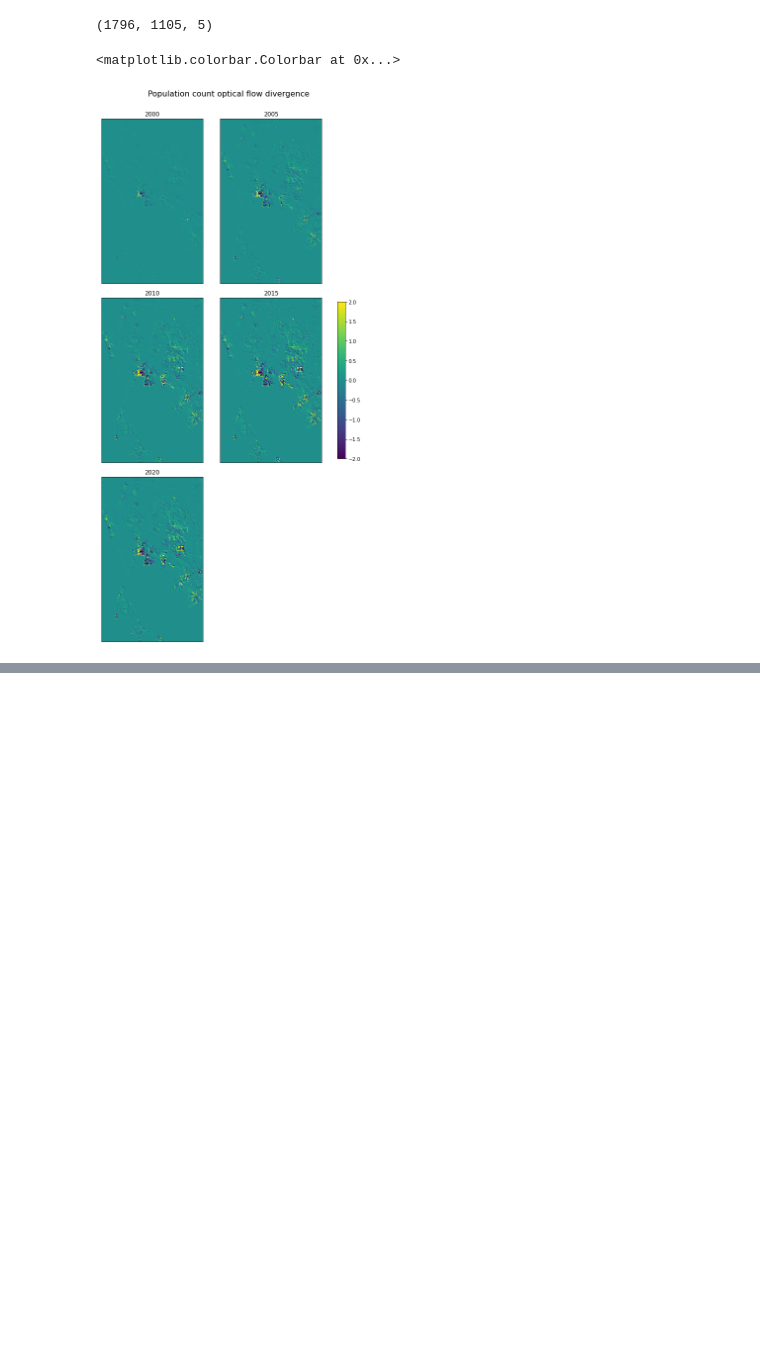
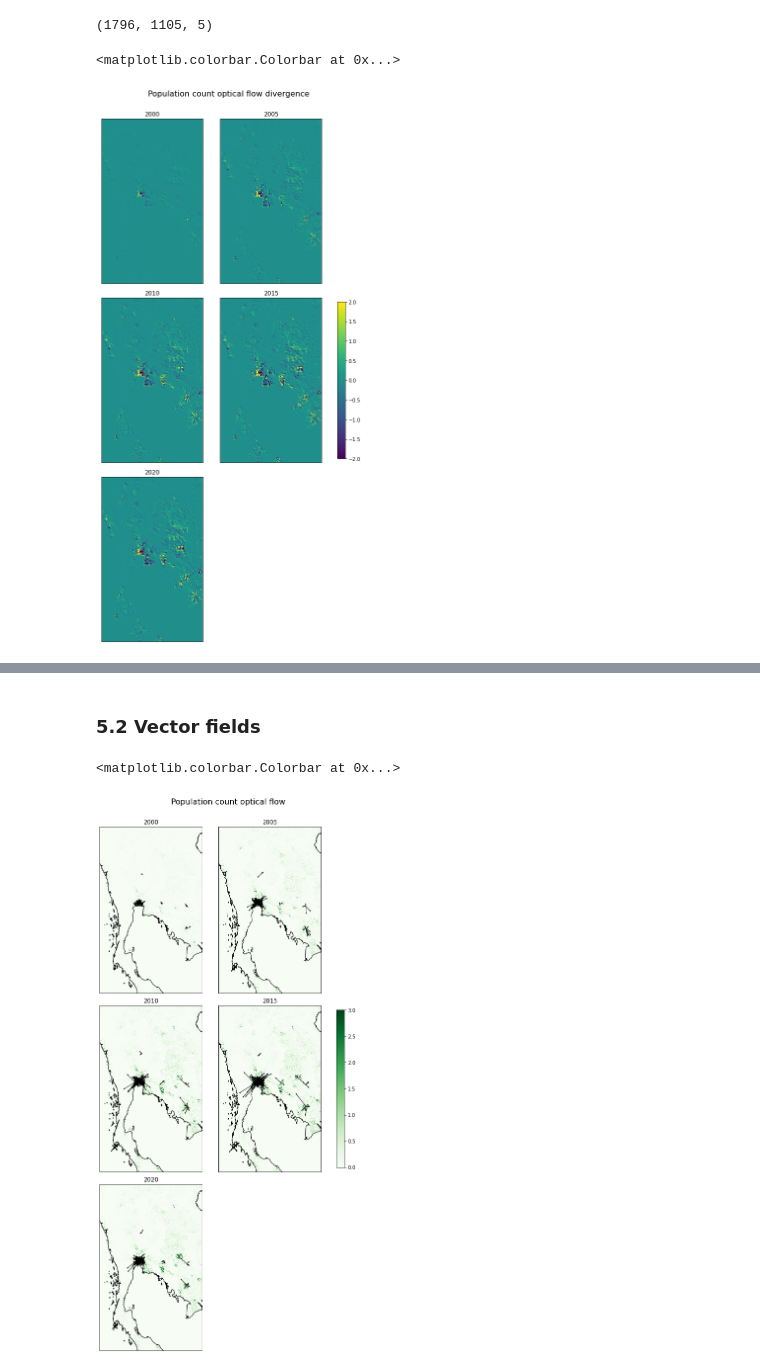
Before and after one commit to olley102/CommunityDetectionURSS, a Jupyter notebook: gpw_optical_flow.ipynb, the cells around one changed output, grey strips where cells are left out. Saved outputs shown, nothing was run; the diff lists cells and outputs as text; code cells hidden in the pictures; blank space fills up the shorter version.

```diff
--- a/gpw_optical_flow.ipynb
+++ b/gpw_optical_flow.ipynb
@@ -147,0 +243,50 @@ fig.colorbar(im, ax=axes, shrink=0.3)
+# %% [markdown]
+### 5.2 Vector fields
+# %%
+u_cube = dummy_cube.copy(data=uv[0, :, :, 0])
+v_cube = dummy_cube.copy(data=uv[1, :, :, 0])
+
+w = (u_cube**2 + v_cube**2) ** 0.5
+# %%
+lat_reduce = latitude.points[X_frames[0][0, :]]
+lon_reduce = longitude.points[X_frames[1][1, :]]
+# %%
+fig = plt.figure(figsize=(9, 16))
+fig.suptitle('Population count optical flow', fontsize=16)
+
+quiver_kwargs = {'headwidth': 2.5, 'headlength': 3.5, 'scale': 50,
+                 'scale_units': 'xy', 'angles': 'uv', 'zorder': 2,
+                 'rasterized': None}
+cmesh_kwargs = {'cmap': 'Greens', 'vmin': 0, 'vmax': 3}
+
+axes = []
+
+for i in range(5):
+  u_cube = dummy_cube.copy(data=uv[0, :, :, i])
+  v_cube = dummy_cube.copy(data=uv[1, :, :, i])
+
+  w = (u_cube**2 + v_cube**2) ** 0.5
+
+  # u_stride = u_cube[::stride, ::stride]
+  # v_stride = v_cube[::stride, ::stride]
+
+  axes.append(fig.add_subplot(3, 2, i+1, projection=crs_latlon))
+
+  # quiver = iplt.quiver(u_cube, v_cube, axes=axes[i])
+
+  plt.quiver(lon_reduce, lat_reduce, *uv_th_frames[i], **quiver_kwargs)
+  cmesh = iplt.pcolormesh(w, **cmesh_kwargs)
+
+  axes[i].xaxis.set_visible(False)
+  axes[i].yaxis.set_visible(False)
+  axes[i].set_title(years[i])
+  axes[i].set_xlim(long_start, long_end)
+  axes[i].set_ylim(lat_end, lat_start)
+  axes[i].coastlines()
+
+fig.tight_layout()
+plt.subplots_adjust(top=0.93)
+fig.colorbar(cmesh, ax=axes, shrink=0.3)
+# %% [output]
+<matplotlib.colorbar.Colorbar at 0x...>
+[figure, added]
```
Also changed, not shown: parts of 16 cells of this notebook.
